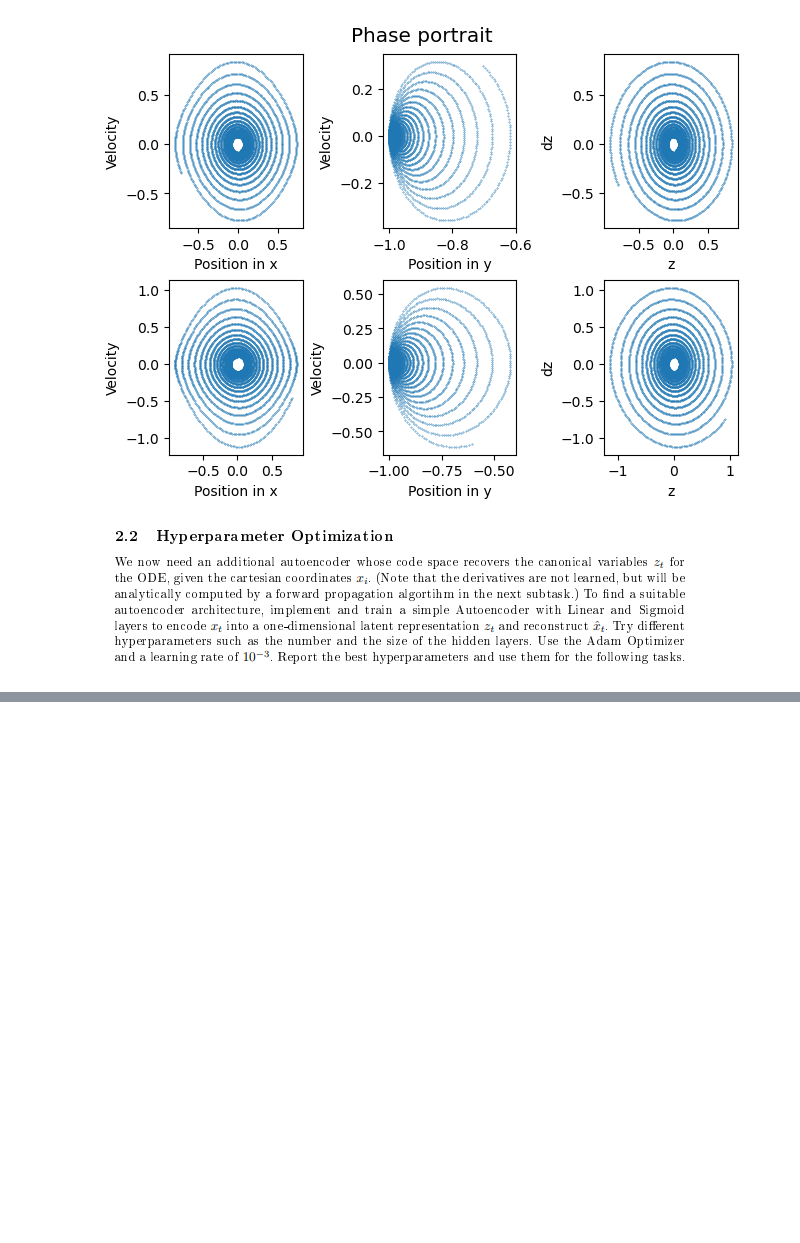
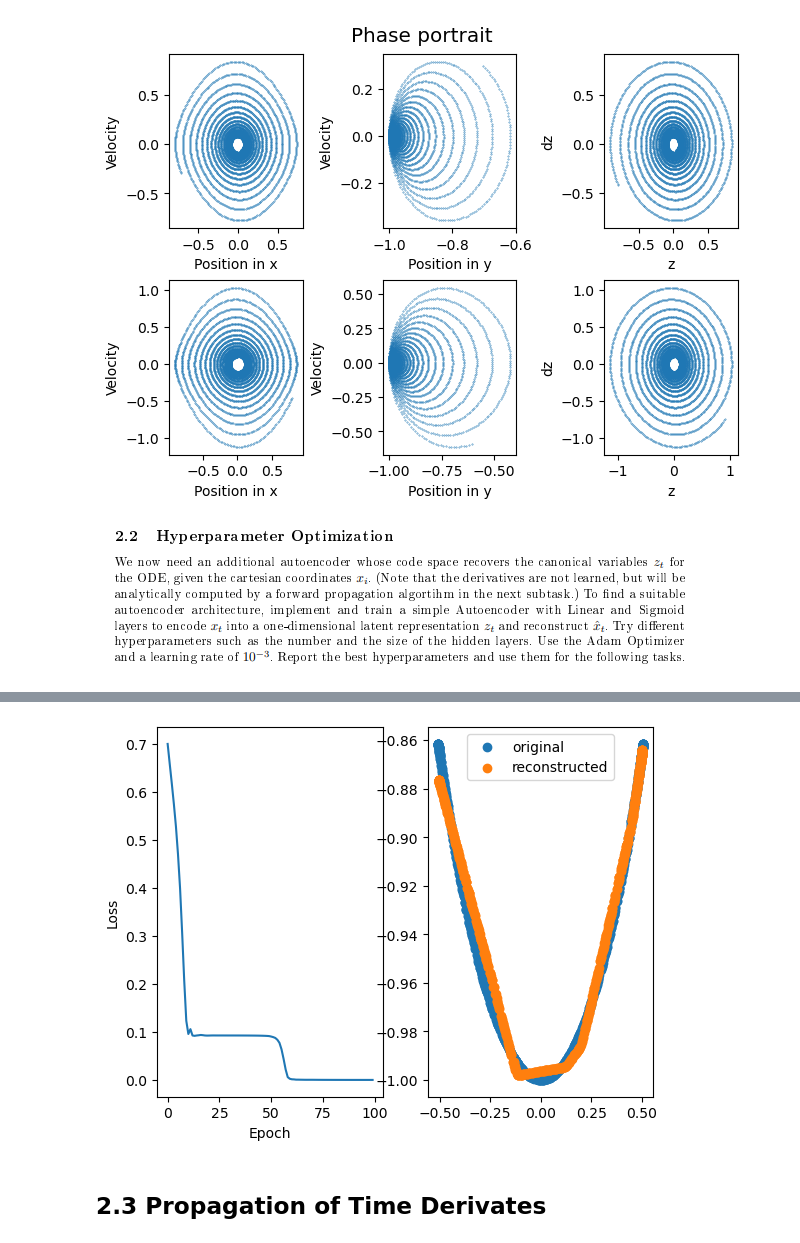
Before and after one commit to AnuR1234/GNN, a Jupyter notebook: Assignment5/Untitled.ipynb, the cells around one changed output, grey strips where cells are left out. Drawn from its saved outputs; the diff is of its cells as text; code cells hidden in the pictures; blank space fills up the shorter version.

```diff
--- a/Assignment5/Untitled.ipynb
+++ b/Assignment5/Untitled.ipynb
@@ -235,36 +230,40 @@ def train_auto_encoder(autoencoder, train_data, num_epochs, lr=0.001):
     criterion = nn.MSELoss()
     optimizer = optim.Adam(model.parameters(), lr=lr)
 
     loss_list=[]
     for epoch in range(num_epochs):
         for data in data_loader:
             inputs = data[0]
             loss = calc_loss(model, inputs, criterion)
             optimizer.zero_grad()
             loss.backward()
             optimizer.step()
 
 
         loss_list.append(loss.item())
 
     return loss_list
 
 
 model = VariableAutoencoder(2, 15, 5, "ReLU")
 num_epoch = 100
-loss_list = train_auto_encoder(model, data_train, num_epoch)
-reconstructed_test_data = model.forward(torch.FloatTensor(data_test)).detach().numpy()#.reshape(-1, data_test.shape[0] * data_test.shape[2]).T)).detach().numpy()
+loss_list = train_auto_encoder(model, data_train[:, :, 0], num_epoch)
+reconstructed_test_data = model.forward(torch.FloatTensor(data_test[:, :, 0])).detach().numpy()#.reshape(-1, data_test.shape[0] * data_test.shape[2]).T)).detach().numpy()
 # Plot loss
 fig, axs = plt.subplots(1, 2)
 axs[0].plot(range(num_epoch), loss_list, label='Training Loss')
 axs[0].set_xlabel('Epoch')
 axs[0].set_ylabel('Loss')
 
-axs[1].scatter(data_test[:, 0], data_test[:, 1], label="original")
+axs[1].scatter(data_test[:, 0, 0], data_test[:, 1, 0], label="original")
 axs[1].scatter(reconstructed_test_data[:, 0], reconstructed_test_data[:, 1], label="reconstructed")
 
 plt.legend()
 plt.show()
+# %% [output]
+[figure, added]
+# %% [markdown]
+## 2.3 Propagation of Time Derivates
 # %%
 class LinearDerivatives(nn.Module):
     def __init__(self, input_size, output_size):
```
Also changed, not shown: parts of 18 cells of this notebook, 4 other files.
